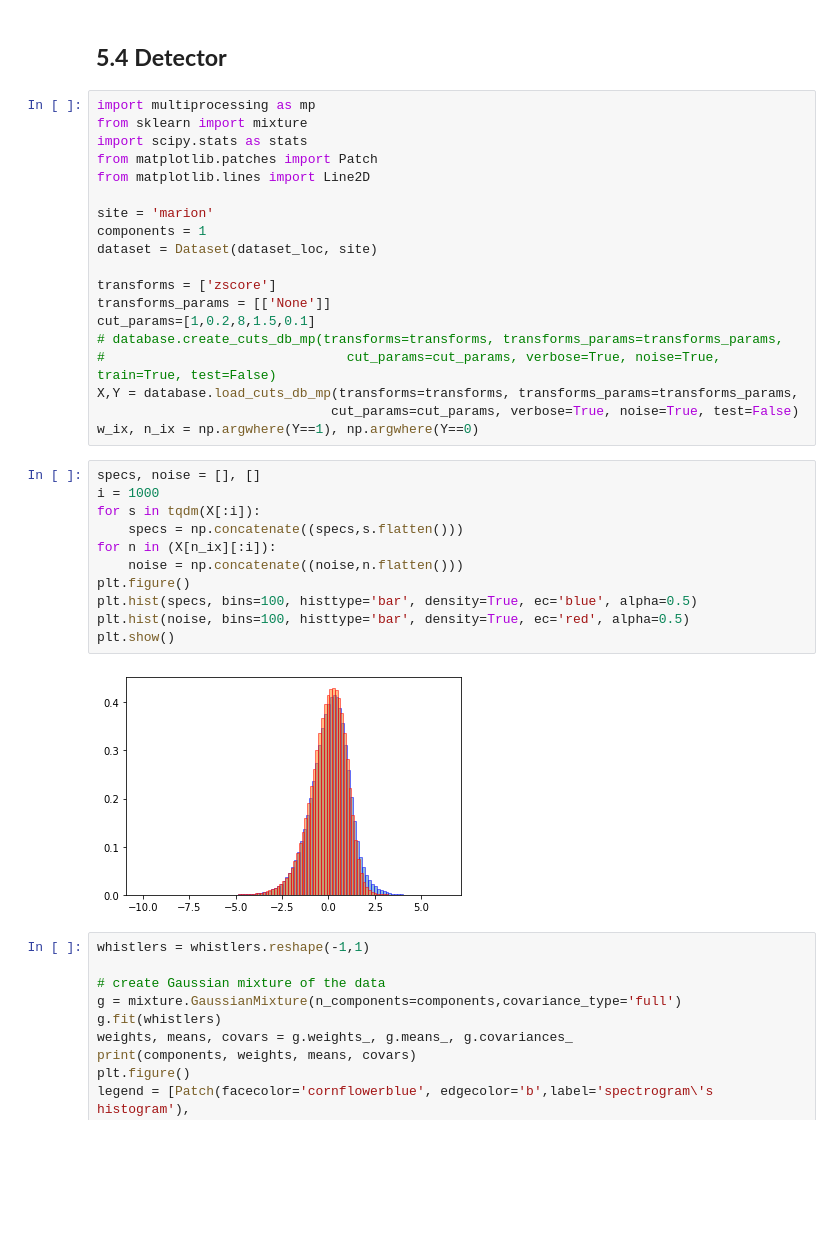
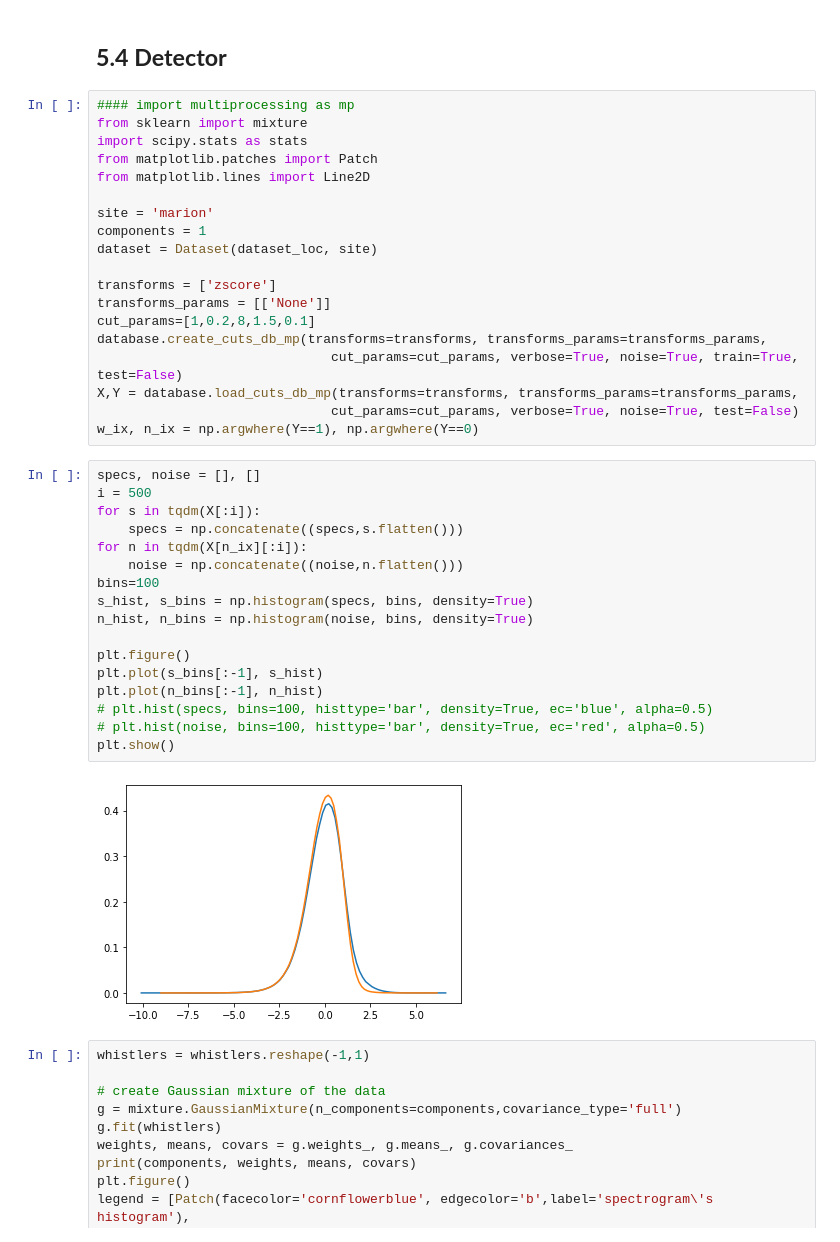
Before and after one commit to Kojey/MSc-whistler-waves-detector, a Jupyter notebook: ipy/report/chapter5_3.ipynb, the cells around one changed output. Saved outputs shown, nothing was run; the diff lists cells and outputs as text; blank space fills up the shorter version.

```diff
--- a/ipy/report/chapter5_3.ipynb
+++ b/ipy/report/chapter5_3.ipynb
@@ -46,7 +46,7 @@ sample.spectrogram_plot(figsize=size, xlabel='Time [s]', ylabel='Frequency [kHz]
 # %% [markdown]
 ## **5.4 Detector**
 # %%
-import multiprocessing as mp
+#### import multiprocessing as mp
 from sklearn import mixture
 import scipy.stats as stats
 from matplotlib.patches import Patch
@@ -59,24 +59,30 @@ dataset = Dataset(dataset_loc, site)
 transforms = ['zscore']
 transforms_params = [['None']]
 cut_params=[1,0.2,8,1.5,0.1]
-# database.create_cuts_db_mp(transforms=transforms, transforms_params=transforms_params,
-#                               cut_params=cut_params, verbose=True, noise=True, train=True, test=False)
+database.create_cuts_db_mp(transforms=transforms, transforms_params=transforms_params,
+                              cut_params=cut_params, verbose=True, noise=True, train=True, test=False)
 X,Y = database.load_cuts_db_mp(transforms=transforms, transforms_params=transforms_params,
                               cut_params=cut_params, verbose=True, noise=True, test=False)
 w_ix, n_ix = np.argwhere(Y==1), np.argwhere(Y==0)
 # %%
 specs, noise = [], []
-i = 1000
+i = 500
 for s in tqdm(X[:i]):
     specs = np.concatenate((specs,s.flatten()))
-for n in (X[n_ix][:i]):
+for n in tqdm(X[n_ix][:i]):
     noise = np.concatenate((noise,n.flatten()))
+bins=100
+s_hist, s_bins = np.histogram(specs, bins, density=True)
+n_hist, n_bins = np.histogram(noise, bins, density=True)
+
 plt.figure()
-plt.hist(specs, bins=100, histtype='bar', density=True, ec='blue', alpha=0.5)
-plt.hist(noise, bins=100, histtype='bar', density=True, ec='red', alpha=0.5)
+plt.plot(s_bins[:-1], s_hist)
+plt.plot(n_bins[:-1], n_hist)
+# plt.hist(specs, bins=100, histtype='bar', density=True, ec='blue', alpha=0.5)
+# plt.hist(noise, bins=100, histtype='bar', density=True, ec='red', alpha=0.5)
 plt.show()
 # %% [output]
-[figure, old version]
+[figure, new version]
 # %%
 whistlers = whistlers.reshape(-1,1)
 
```
Also changed, not shown: 2 other files.
